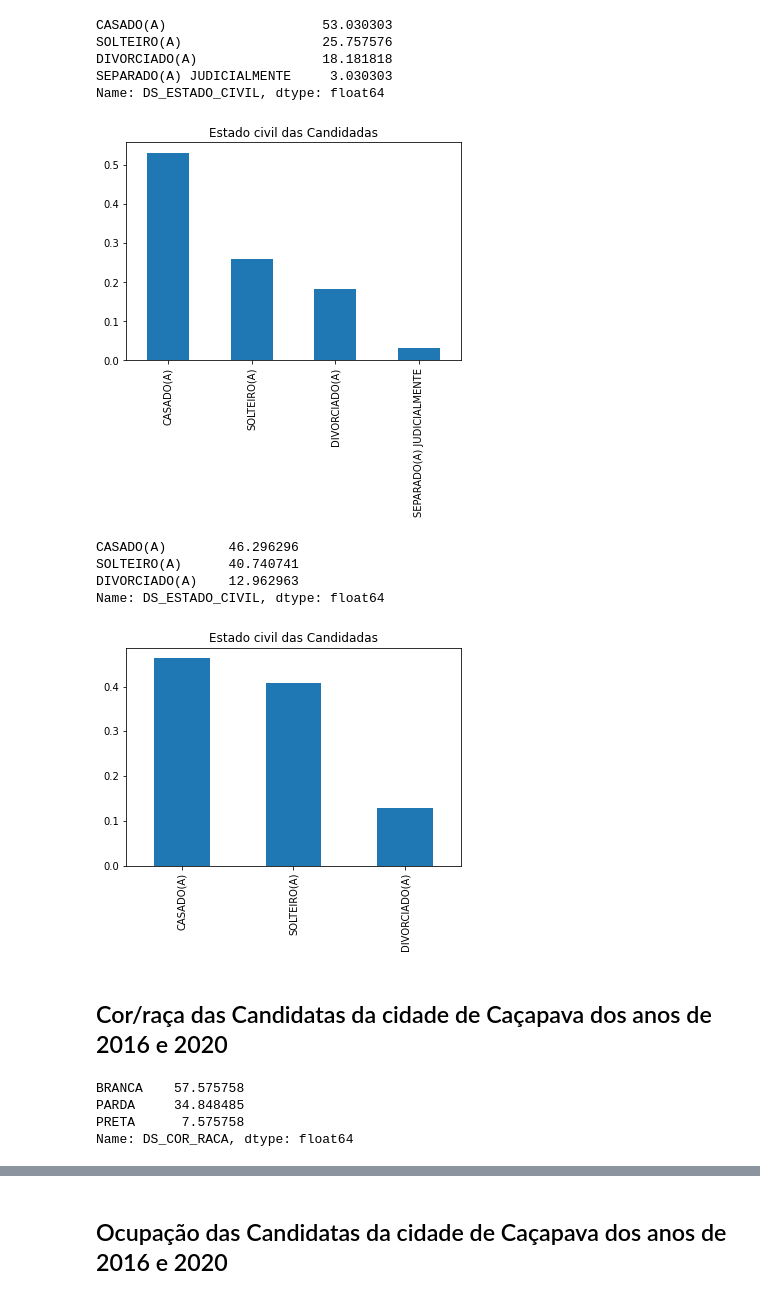
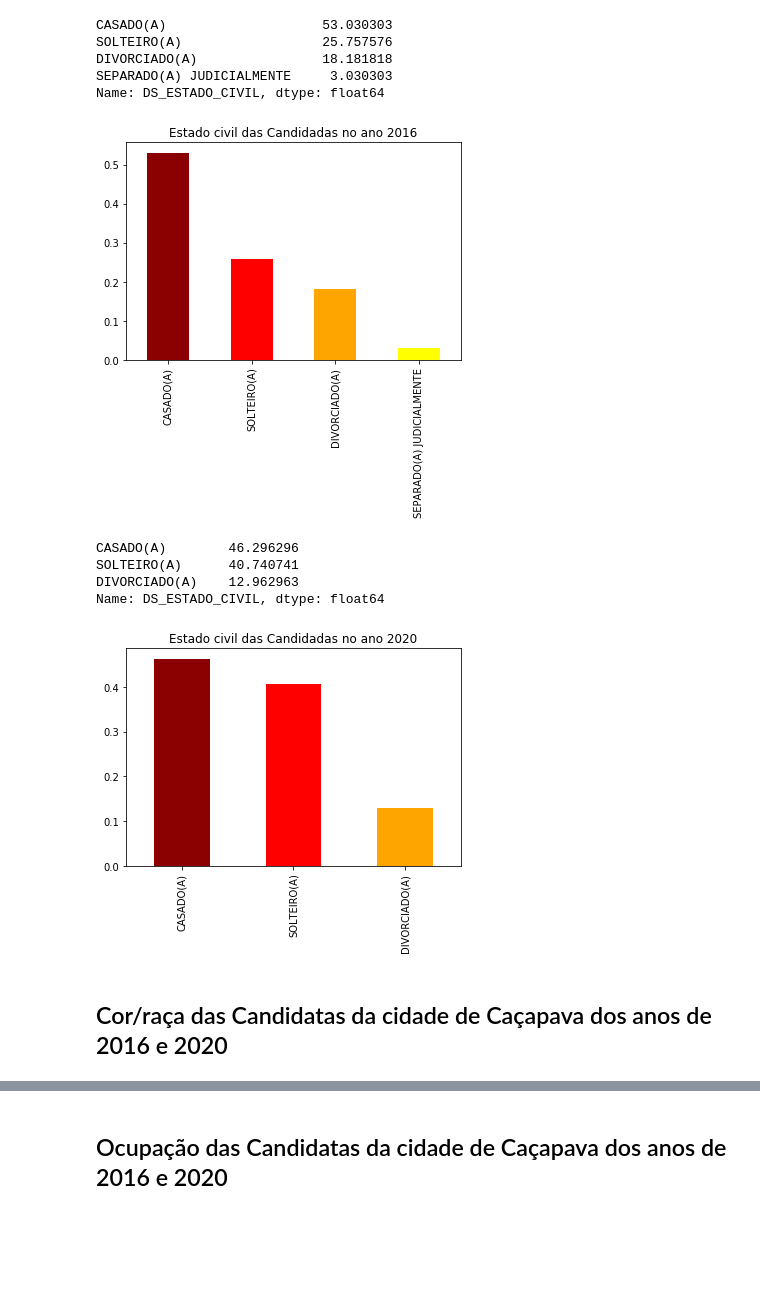
Before and after one commit to DanielaMeirelles/Analise-de-candidatas-vereadoras-de-Cacapava, a Jupyter notebook: analise_candidadas_cacapava_2016_2020.ipynb, the cells around one changed output, grey strips where cells are left out. Cells and saved outputs as stored; diff of their text form; code cells hidden in the pictures; blank space fills up the shorter version.

```diff
--- a/analise_candidadas_cacapava_2016_2020.ipynb
+++ b/analise_candidadas_cacapava_2016_2020.ipynb
@@ -17,5 +17,5 @@ candidata_vereadora_2016 = pd.read_csv(r"C:\Users\Stephanie\Documents\5ºSemestr
 # %%
-candidata_vereadora_2020 = pd.read_csv(r"C:\Users\Stephanie\Documents\5ºSemestreFatec\LabBD\jupyterNotebook\venv\consulta_cand_2020\consulta_cand_2020_sp.csv", sep=';' , encoding='iso-8859-1', usecols = ['NM_UE', 'DS_GENERO', 'NM_CANDIDATO', 'DS_ESTADO_CIVIL', 'DS_COR_RACA','DS_GRAU_INSTRUCAO','DS_OCUPACAO','VR_DESPESA_MAX_CAMPANHA','ST_REELEICAO','DS_SITUACAO_CANDIDATURA'])
+candidata_vereadora_2020 = pd.read_csv(r"C:\Users\Erica\Documents\Faculdade\5Semestre\Banco-de-dados\material-analise-de-dados\consulta_cand_2020\consulta_cand_2020_sp.csv", sep=';' , encoding='iso-8859-1', usecols = ['NM_UE', 'DS_GENERO', 'NM_CANDIDATO', 'DS_ESTADO_CIVIL', 'DS_COR_RACA','DS_GRAU_INSTRUCAO','DS_OCUPACAO','VR_DESPESA_MAX_CAMPANHA','ST_REELEICAO','DS_SITUACAO_CANDIDATURA'])
 # %% [markdown]
 ## Visualização da estrutura do DataFrame de 2016 e 2020
 # %%
@@ -164,7 +149,7 @@ DIVORCIADO(A)                18.181818
 SEPARADO(A) JUDICIALMENTE     3.030303
 Name: DS_ESTADO_CIVIL, dtype: float64
 # %%
-cpv_2016[cpv_2016['DS_GENERO']=='FEMININO']['DS_ESTADO_CIVIL'].value_counts(normalize=True).plot(kind='bar',title='Estado civil das Candidadas');
+cpv_2016['DS_ESTADO_CIVIL'].value_counts(normalize=True).plot(kind='bar',title='Estado civil das Candidadas no ano 2016', color=['darkred', 'red', 'orange', 'yellow']);
 # %% [output]
-[figure, old version]
+[figure, new version]
 # %%
@@ -175,15 +160,8 @@ SOLTEIRO(A)      40.740741
 DIVORCIADO(A)    12.962963
 Name: DS_ESTADO_CIVIL, dtype: float64
 # %%
-cpv_2020[cpv_2020['DS_GENERO']=='FEMININO']['DS_ESTADO_CIVIL'].value_counts(normalize=True).plot(kind='bar',title='Estado civil das Candidadas');
+cpv_2020['DS_ESTADO_CIVIL'].value_counts(normalize=True).plot(kind='bar',title='Estado civil das Candidadas no ano 2020', color=['darkred', 'red', 'orange']);
 # %% [output]
-[figure, old version]
+[figure, new version]
 # %% [markdown]
 ## Cor/raça das Candidatas da cidade de Caçapava dos anos de 2016 e 2020
-# %%
-cpv_2016[cpv_2016['DS_GENERO']=='FEMININO']['DS_COR_RACA'].value_counts(normalize=True)*100
-# %% [output]
-BRANCA    57.575758
-PARDA     34.848485
-PRETA      7.575758
-Name: DS_COR_RACA, dtype: float64
```
Also changed, not shown: parts of 36 cells of this notebook, 5 other files.
